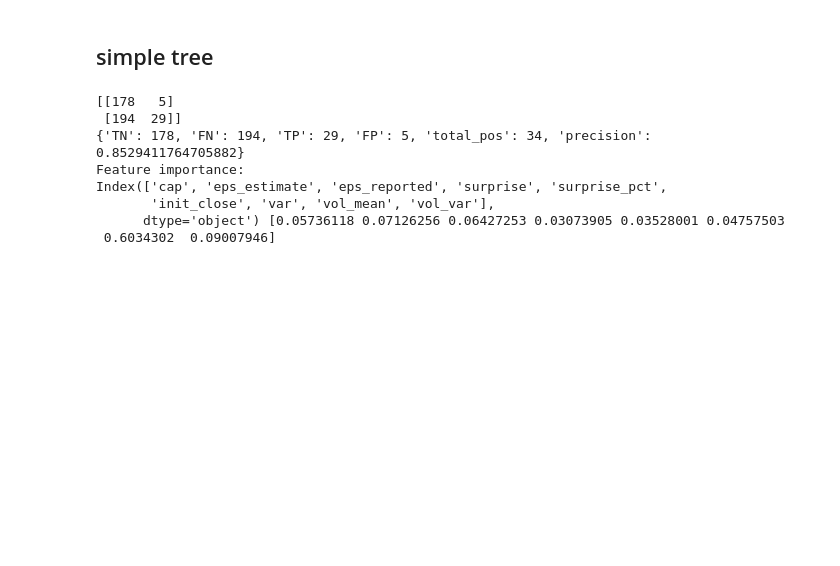
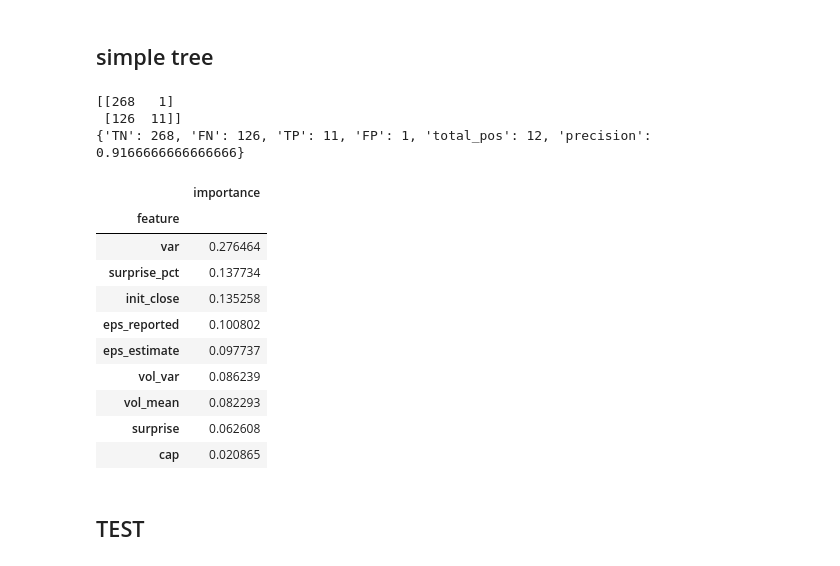
Before and after one commit to kulasinski/multitrader, a Jupyter notebook: db_idea_tester.ipynb, the cells around one changed output. Drawn from its saved outputs; the diff is of its cells as text; code cells hidden in the pictures; blank space fills up the shorter version.

```diff
--- a/db_idea_tester.ipynb
+++ b/db_idea_tester.ipynb
@@ -314,52 +304,54 @@ y = F['tgt_isabovethreshold'].to_numpy()
 indices = np.arange(len(y))
 X_train, X_test, y_train, y_test, indices_train, indices_test = train_test_split( X, y, indices, test_size=0.25, random_state=42, shuffle=True)
 # %%
-# clf = RandomForestClassifier( # p=66% -> 75% @0.8
+# clf = RandomForestClassifier( # p=% -> % @0.
 #     n_estimators=50,
 #     max_depth=2,
 # )
-clf = GradientBoostingClassifier( # p=63% -> 76% @0.7
+clf = GradientBoostingClassifier( # p= ->  @0.
     learning_rate = 0.05,
     n_estimators = 30,
-    subsample = .8,
+    subsample = .9,
     random_state=7
 )
-# clf = AdaBoostClassifier( # p=67% => 71% @0.63
-#     learning_rate = 0.05,
-#     n_estimators = 20,
-#     random_state=7
-# )
 
 clf.fit(X_train, y_train)
 
 y_pred = clf.predict(X_test)
 y_pred_proba = clf.predict_proba(X_test)
-y_pred = (y_pred_proba[:,1]>0.75).astype(int) # we can reach 75% precision while still having ~55 predictions (per year) : RF with n=50, and cutoff=0.8
+y_pred = (y_pred_proba[:,1]>0.5).astype(int) # we can reach 75% precision while still having ~55 predictions (per year) : RF with n=50, and cutoff=0.8
 
 cm = confusion_matrix(y_test, y_pred)
 
 res = {}
 res['TN'] = cm[0][0]
 res['FN'] = cm[1][0]
 res['TP'] = cm[1][1]
 res['FP'] = cm[0][1]
 res['total_pos'] = res['TP']+res['FP']
 res['precision'] = res['TP']/res['total_pos']
 print(cm)
 
 print(res)
 
-print("Feature importance:")
-print(F.columns[:-1,],clf.feature_importances_)
+pd.DataFrame({'feature':F.columns[:-1,].to_list(),'importance':clf.feature_importances_}).set_index('feature').sort_values(by='importance',ascending=False)
 # %% [output]
-[[178   5]
- [194  29]]
-{'TN': 178, 'FN': 194, 'TP': 29, 'FP': 5, 'total_pos': 34, 'precision': 0.8529411764705882}
-Feature importance:
-Index(['cap', 'eps_estimate', 'eps_reported', 'surprise', 'surprise_pct',
-       'init_close', 'var', 'vol_mean', 'vol_var'],
-      dtype='object') [0.05736118 0.07126256 0.06427253 0.03073905 0.03528001 0.04757503
- 0.6034302  0.09007946]
+[[268   1]
+ [126  11]]
+{'TN': 268, 'FN': 126, 'TP': 11, 'FP': 1, 'total_pos': 12, 'precision': 0.9166666666666666}
+|  | importance |
+| feature |  |
+| var | 0.276464 |
+| surprise_pct | 0.137734 |
+| init_close | 0.135258 |
+| eps_reported | 0.100802 |
+| eps_estimate | 0.097737 |
+| vol_var | 0.086239 |
+| vol_mean | 0.082293 |
+| surprise | 0.062608 |
+| cap | 0.020865 |
+# %% [markdown]
+## TEST
 # %%
 for i, indx in enumerate(indices_test):
     if y_pred[i] < 1:
```
Also changed, not shown: parts of 11 cells of this notebook.
